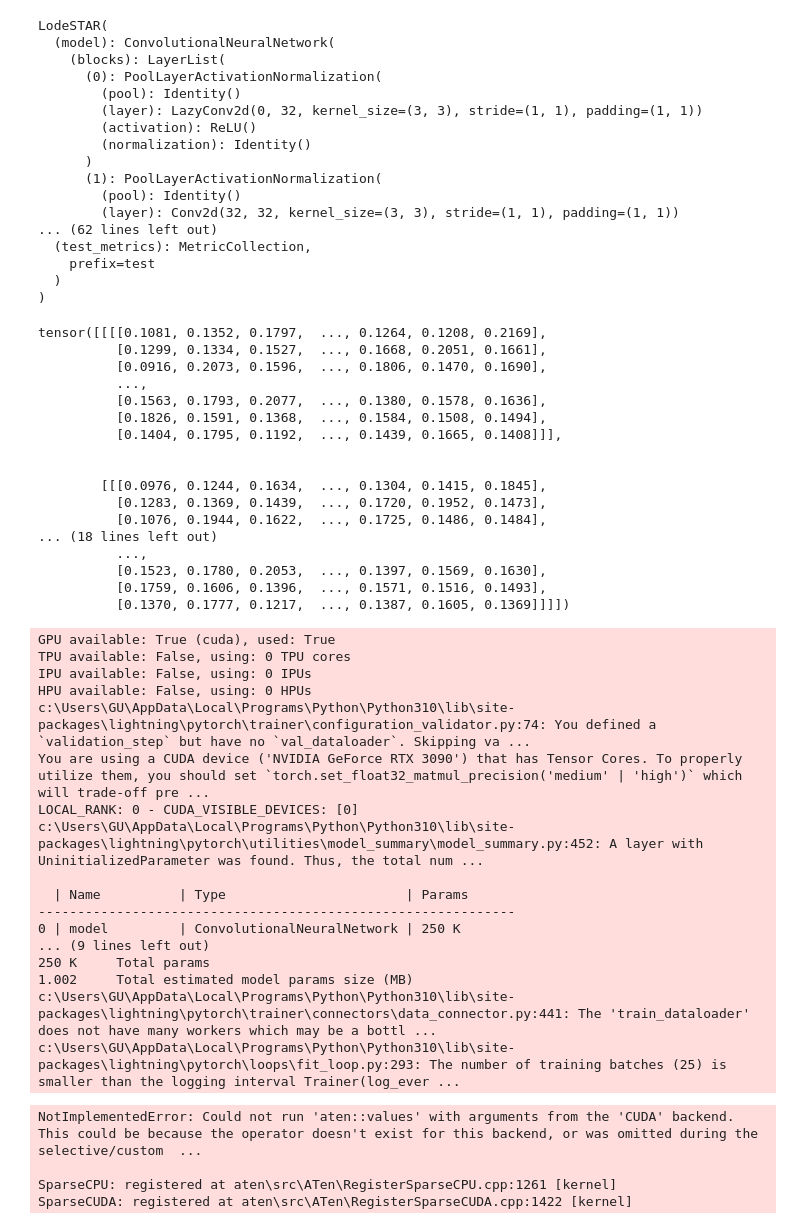
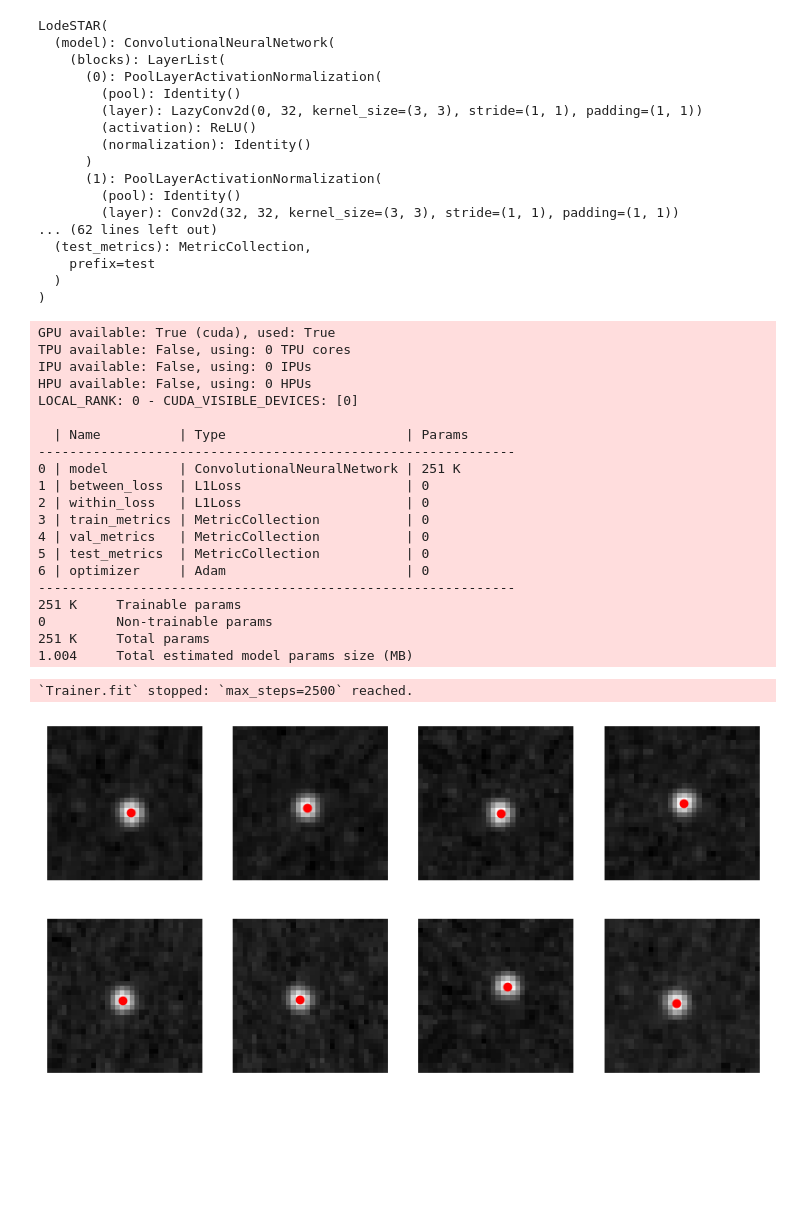
Before and after one commit to DeepTrackAI/deeplay, a Jupyter notebook: TestLodeSTAR.ipynb, the cells around one changed output. Drawn from its saved outputs; the diff is of its cells as text; code cells hidden in the pictures; blank space fills up the shorter version.

```diff
--- a/TestLodeSTAR.ipynb
+++ b/TestLodeSTAR.ipynb
@@ -19,11 +19,11 @@ plt.imshow(crop, cmap="gray")
 # %%
 import torch
 data = [torch.from_numpy(crop).float().permute(2, 0, 1)] * 50
-dataloader = torch.utils.data.DataLoader(data * 2, batch_size=4, shuffle=True)
+dataloader = torch.utils.data.DataLoader(data * 2, batch_size=1, shuffle=True)
 # %%
 data = next(iter(dataloader))
 # %%
-lodestar = dl.LodeSTAR(optimizer=dl.Adam(lr=1e-4)).build()
+lodestar = dl.LodeSTAR(n_transforms=8, optimizer=dl.Adam(lr=1e-3), within_loss_weight=0.01).build()
 lodestar
 # %% [output]
 LodeSTAR(
@@ -43,50 +43,42 @@ LodeSTAR(
     prefix=test
   )
 )
-# %%
-import kornia.geometry.transform as T
-
-T.rotate(data.float(), torch.rand((4)).float())
-# %% [output]
-tensor([[[[0.1081, 0.1352, 0.1797,  ..., 0.1264, 0.1208, 0.2169],
-          [0.1299, 0.1334, 0.1527,  ..., 0.1668, 0.2051, 0.1661],
-          [0.0916, 0.2073, 0.1596,  ..., 0.1806, 0.1470, 0.1690],
-          ...,
-          [0.1563, 0.1793, 0.2077,  ..., 0.1380, 0.1578, 0.1636],
-          [0.1826, 0.1591, 0.1368,  ..., 0.1584, 0.1508, 0.1494],
-          [0.1404, 0.1795, 0.1192,  ..., 0.1439, 0.1665, 0.1408]]],
-
-
-        [[[0.0976, 0.1244, 0.1634,  ..., 0.1304, 0.1415, 0.1845],
-          [0.1283, 0.1369, 0.1439,  ..., 0.1720, 0.1952, 0.1473],
-          [0.1076, 0.1944, 0.1622,  ..., 0.1725, 0.1486, 0.1484],
-... (18 lines left out)
-          ...,
-          [0.1523, 0.1780, 0.2053,  ..., 0.1397, 0.1569, 0.1630],
-          [0.1759, 0.1606, 0.1396,  ..., 0.1571, 0.1516, 0.1493],
-          [0.1370, 0.1777, 0.1217,  ..., 0.1387, 0.1605, 0.1369]]]])
 # %%
-trainer = dl.Trainer(max_steps=2000)
+trainer = dl.Trainer(max_steps=2500)
 trainer.fit(lodestar, dataloader)
 # %% [output]
 GPU available: True (cuda), used: True
 TPU available: False, using: 0 TPU cores
 IPU available: False, using: 0 IPUs
 HPU available: False, using: 0 HPUs
-c:\Users\GU\AppData\Local\Programs\Python\Python310\lib\site-packages\lightning\pytorch\trainer\configuration_validator.py:74: You defined a `validation_step` but have no `val_dataloader`. Skipping va ...
-You are using a CUDA device ('NVIDIA GeForce RTX 3090') that has Tensor Cores. To properly utilize them, you should set `torch.set_float32_matmul_precision('medium' | 'high')` which will trade-off pre ...
 LOCAL_RANK: 0 - CUDA_VISIBLE_DEVICES: [0]
-c:\Users\GU\AppData\Local\Programs\Python\Python310\lib\site-packages\lightning\pytorch\utilities\model_summary\model_summary.py:452: A layer with UninitializedParameter was found. Thus, the total num ...
 
   | Name          | Type                       | Params
 -------------------------------------------------------------
-0 | model         | ConvolutionalNeuralNetwork | 250 K
-... (9 lines left out)
-250 K     Total params
-1.002     Total estimated model params size (MB)
-c:\Users\GU\AppData\Local\Programs\Python\Python310\lib\site-packages\lightning\pytorch\trainer\connectors\data_connector.py:441: The 'train_dataloader' does not have many workers which may be a bottl ...
-c:\Users\GU\AppData\Local\Programs\Python\Python310\lib\site-packages\lightning\pytorch\loops\fit_loop.py:293: The number of training batches (25) is smaller than the logging interval Trainer(log_ever ...
+0 | model         | ConvolutionalNeuralNetwork | 251 K
+1 | between_loss  | L1Loss                     | 0
+2 | within_loss   | L1Loss                     | 0
+3 | train_metrics | MetricCollection           | 0
+4 | val_metrics   | MetricCollection           | 0
+5 | test_metrics  | MetricCollection           | 0
+6 | optimizer     | Adam                       | 0
+-------------------------------------------------------------
+251 K     Trainable params
+0         Non-trainable params
+251 K     Total params
+1.004     Total estimated model params size (MB)
-NotImplementedError: Could not run 'aten::values' with arguments from the 'CUDA' backend. This could be because the operator doesn't exist for this backend, or was omitted during the selective/custom  ...
-
-SparseCPU: registered at aten\src\ATen\RegisterSparseCPU.cpp:1261 [kernel]
-SparseCUDA: registered at aten\src\ATen\RegisterSparseCUDA.cpp:1422 [kernel]
+`Trainer.fit` stopped: `max_steps=2500` reached.
+# %%
+
+transformed, _ = lodestar.train_preprocess(data)
+pooled = lodestar.pooled(transformed).squeeze().detach().numpy()
+plt.figure(figsize=(10, 5))
+for i in range(8):
+    plt.subplot(2, 4, i + 1)
+    plt.imshow(transformed[i].detach().permute(1, 2, 0).numpy(), cmap="gray")
+    plt.scatter(pooled[i, 1], pooled[i, 0], c="r")
+    plt.axis("off")
+
+plt.show()
+# %% [output]
+[figure, added]
```
Also changed, not shown: parts of 2 cells of this notebook.
